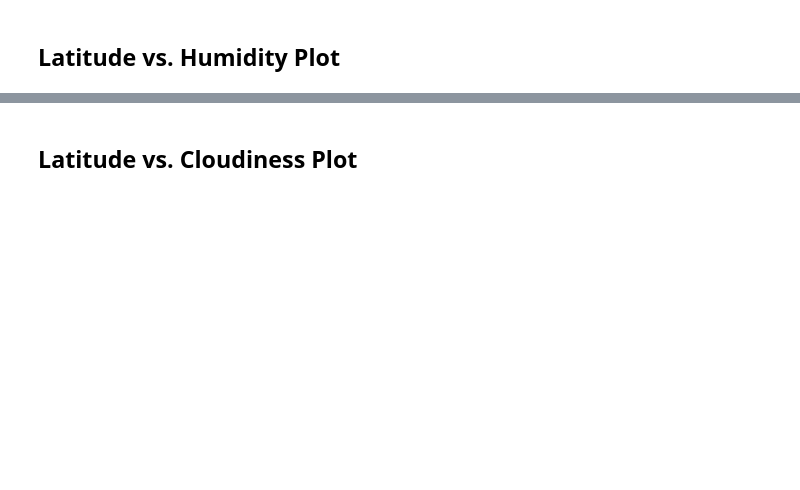
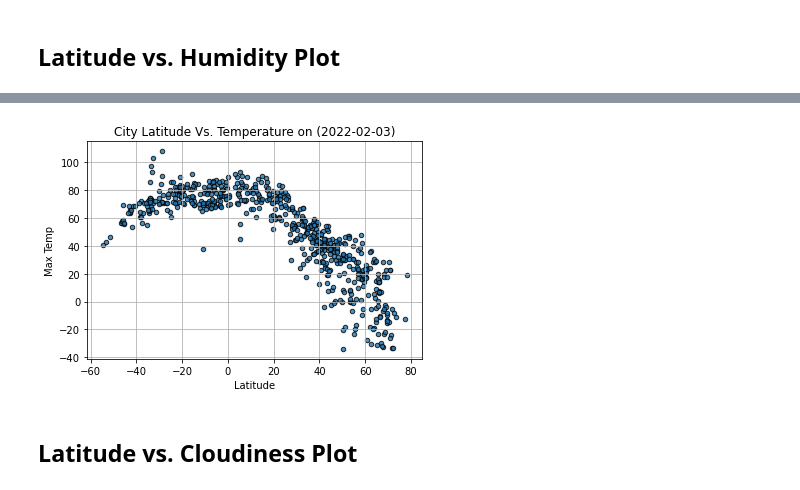
Before and after one commit to Bc-AJPR/APIs_WeatherPy_and_VacationPy, a Jupyter notebook: starter_code/WeatherPy.ipynb, the cells around one changed output, grey strips where cells are left out. Cells and saved outputs as stored; diff of their text form; code cells hidden in the pictures; blank space fills up the shorter version.

```diff
--- a/starter_code/WeatherPy.ipynb
+++ b/starter_code/WeatherPy.ipynb
@@ -194,0 +195,4 @@ Int64Index([], dtype='int64')
+# %%
+clean_cities_data = cities_data.drop(cities_data_1[cities_data_1["Humidity"]>100].index)
+clean_cities_data.reset_index(inplace=True)
+print(f"The clean No. of unique Cities is: {len(pd.unique(clean_cities_data['City']))}.")
@@ -209,2 +212,12 @@ Int64Index([], dtype='int64')
+# %%
+title = "City Latitude Vs. Temperature"
+Fig_1 = clean_cities_data.plot(kind="scatter", x="Lat", y="Max Temp",
+                                      title=f"{title} on ({runDate})", xlabel=("Latitude"),
+                                      edgecolor="black",linewidth=1,marker="o",alpha=0.8,
+                                      grid = True)
+
+Fig_1.get_figure().savefig(f"../output_data/{title}.png")
+# %% [output]
+[figure, added]
 # %% [markdown]
 ## Latitude vs. Cloudiness Plot
```
Also changed, not shown: parts of 41 cells of this notebook, 19 other files.
